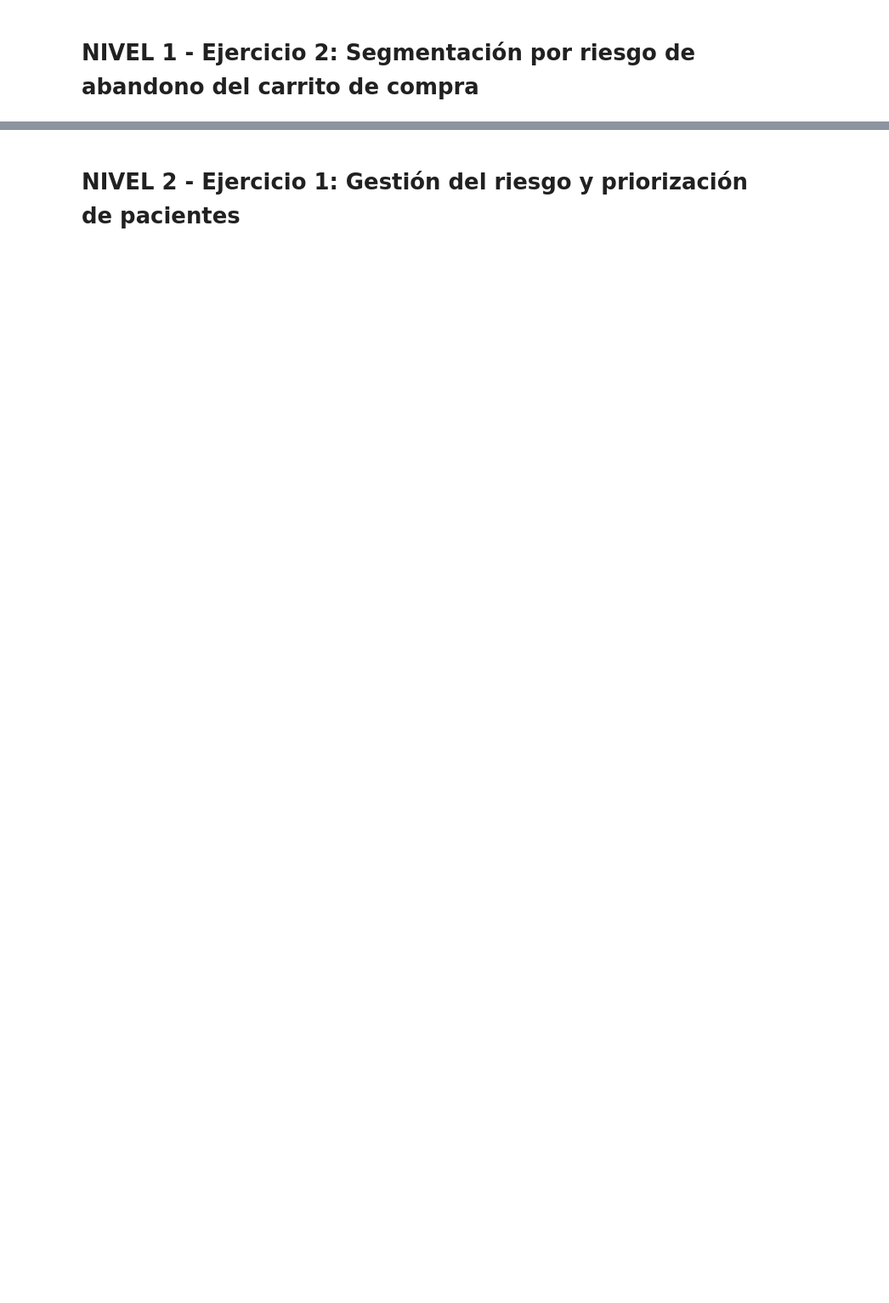
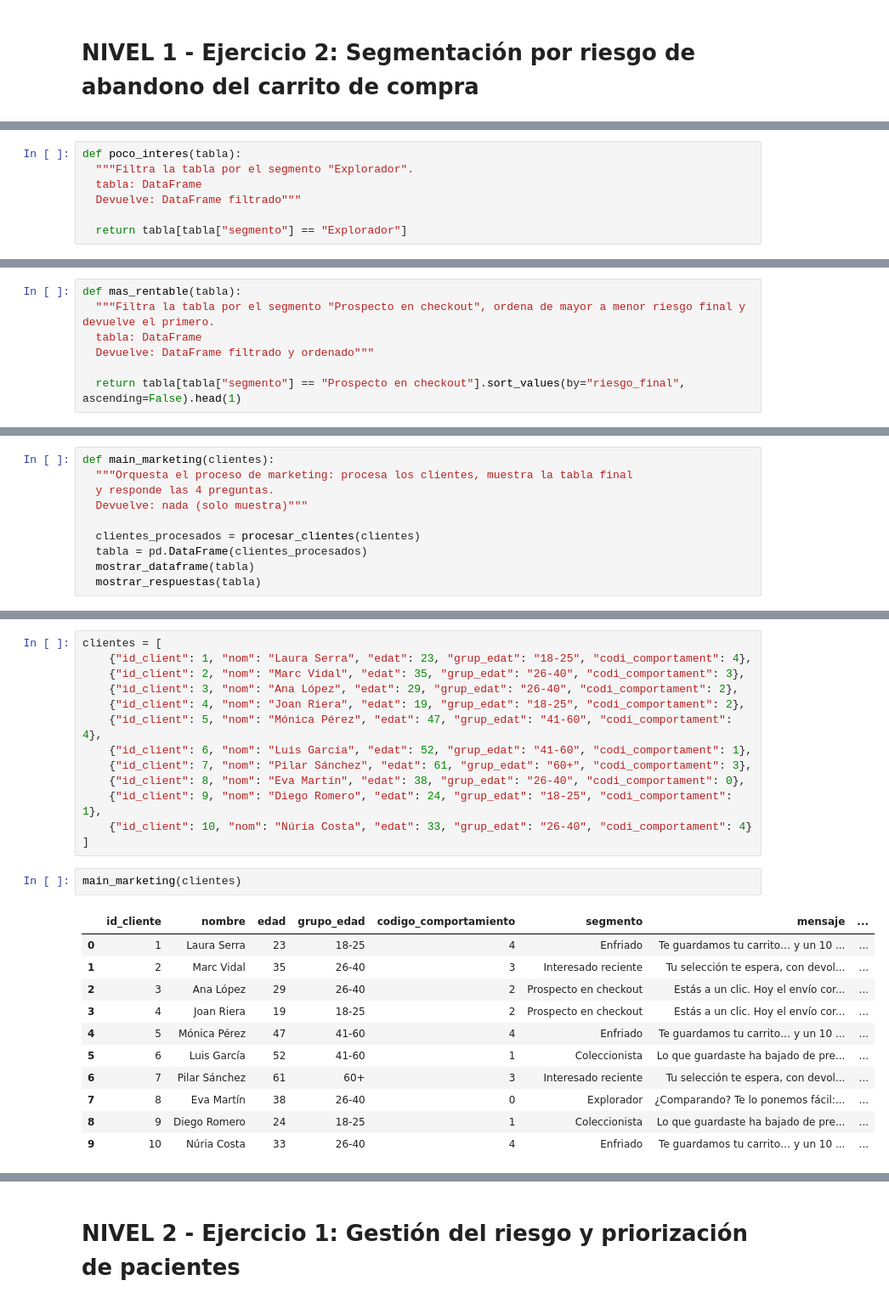
Before and after one commit to lorenamoron/SPRINT-7, a Jupyter notebook: SPRINT_7_PHYTON.ipynb, the cells around one changed output, grey strips where cells are left out. Shown at 85% size. Cells and saved outputs as stored; diff of their text form; blank space fills up the shorter version.

```diff
--- a/SPRINT_7_PHYTON.ipynb
+++ b/SPRINT_7_PHYTON.ipynb
@@ -635,0 +974,7 @@ Y capacidad para responder todas las preguntas de marketing planteadas en una fu
+# %%
+def poco_interes(tabla):
+  """Filtra la tabla por el segmento "Explorador".
+  tabla: DataFrame
+  Devuelve: DataFrame filtrado"""
+
+  return tabla[tabla["segmento"] == "Explorador"]
@@ -635,0 +986,7 @@ Y capacidad para responder todas las preguntas de marketing planteadas en una fu
+# %%
+def mas_rentable(tabla):
+  """Filtra la tabla por el segmento "Prospecto en checkout", ordena de mayor a menor riesgo final y devuelve el primero.
+  tabla: DataFrame
+  Devuelve: DataFrame filtrado y ordenado"""
+
+  return tabla[tabla["segmento"] == "Prospecto en checkout"].sort_values(by="riesgo_final", ascending=False).head(1)
@@ -635,0 +1034,10 @@ Y capacidad para responder todas las preguntas de marketing planteadas en una fu
+# %%
+def main_marketing(clientes):
+  """Orquesta el proceso de marketing: procesa los clientes, muestra la tabla final
+  y responde las 4 preguntas.
+  Devuelve: nada (solo muestra)"""
+
+  clientes_procesados = procesar_clientes(clientes)
+  tabla = pd.DataFrame(clientes_procesados)
+  mostrar_dataframe(tabla)
+  mostrar_respuestas(tabla)
@@ -635,0 +1050,27 @@ Y capacidad para responder todas las preguntas de marketing planteadas en una fu
+# %%
+clientes = [
+    {"id_client": 1, "nom": "Laura Serra", "edat": 23, "grup_edat": "18-25", "codi_comportament": 4},
+    {"id_client": 2, "nom": "Marc Vidal", "edat": 35, "grup_edat": "26-40", "codi_comportament": 3},
+    {"id_client": 3, "nom": "Ana López", "edat": 29, "grup_edat": "26-40", "codi_comportament": 2},
+    {"id_client": 4, "nom": "Joan Riera", "edat": 19, "grup_edat": "18-25", "codi_comportament": 2},
+    {"id_client": 5, "nom": "Mónica Pérez", "edat": 47, "grup_edat": "41-60", "codi_comportament": 4},
+    {"id_client": 6, "nom": "Luis García", "edat": 52, "grup_edat": "41-60", "codi_comportament": 1},
+    {"id_client": 7, "nom": "Pilar Sánchez", "edat": 61, "grup_edat": "60+", "codi_comportament": 3},
+    {"id_client": 8, "nom": "Eva Martín", "edat": 38, "grup_edat": "26-40", "codi_comportament": 0},
+    {"id_client": 9, "nom": "Diego Romero", "edat": 24, "grup_edat": "18-25", "codi_comportament": 1},
+    {"id_client": 10, "nom": "Núria Costa", "edat": 33, "grup_edat": "26-40", "codi_comportament": 4}
+]
+# %%
+main_marketing(clientes)
+# %% [output]
+|  | id_cliente | nombre | edad | grupo_edad | codigo_comportamiento | segmento | mensaje | ... |
+| 0 | 1 | Laura Serra | 23 | 18-25 | 4 | Enfriado | Te guardamos tu carrito… y un 10 ... | ... |
+| 1 | 2 | Marc Vidal | 35 | 26-40 | 3 | Interesado reciente | Tu selección te espera, con devol... | ... |
+| 2 | 3 | Ana López | 29 | 26-40 | 2 | Prospecto en checkout | Estás a un clic. Hoy el envío cor... | ... |
+| 3 | 4 | Joan Riera | 19 | 18-25 | 2 | Prospecto en checkout | Estás a un clic. Hoy el envío cor... | ... |
+| 4 | 5 | Mónica Pérez | 47 | 41-60 | 4 | Enfriado | Te guardamos tu carrito… y un 10 ... | ... |
+| 5 | 6 | Luis García | 52 | 41-60 | 1 | Coleccionista | Lo que guardaste ha bajado de pre... | ... |
+| 6 | 7 | Pilar Sánchez | 61 | 60+ | 3 | Interesado reciente | Tu selección te espera, con devol... | ... |
+| 7 | 8 | Eva Martín | 38 | 26-40 | 0 | Explorador | ¿Comparando? Te lo ponemos fácil:... | ... |
+| 8 | 9 | Diego Romero | 24 | 18-25 | 1 | Coleccionista | Lo que guardaste ha bajado de pre... | ... |
+| 9 | 10 | Núria Costa | 33 | 26-40 | 4 | Enfriado | Te guardamos tu carrito… y un 10 ... | ... |
```
Also changed, not shown: parts of 69 cells of this notebook.
